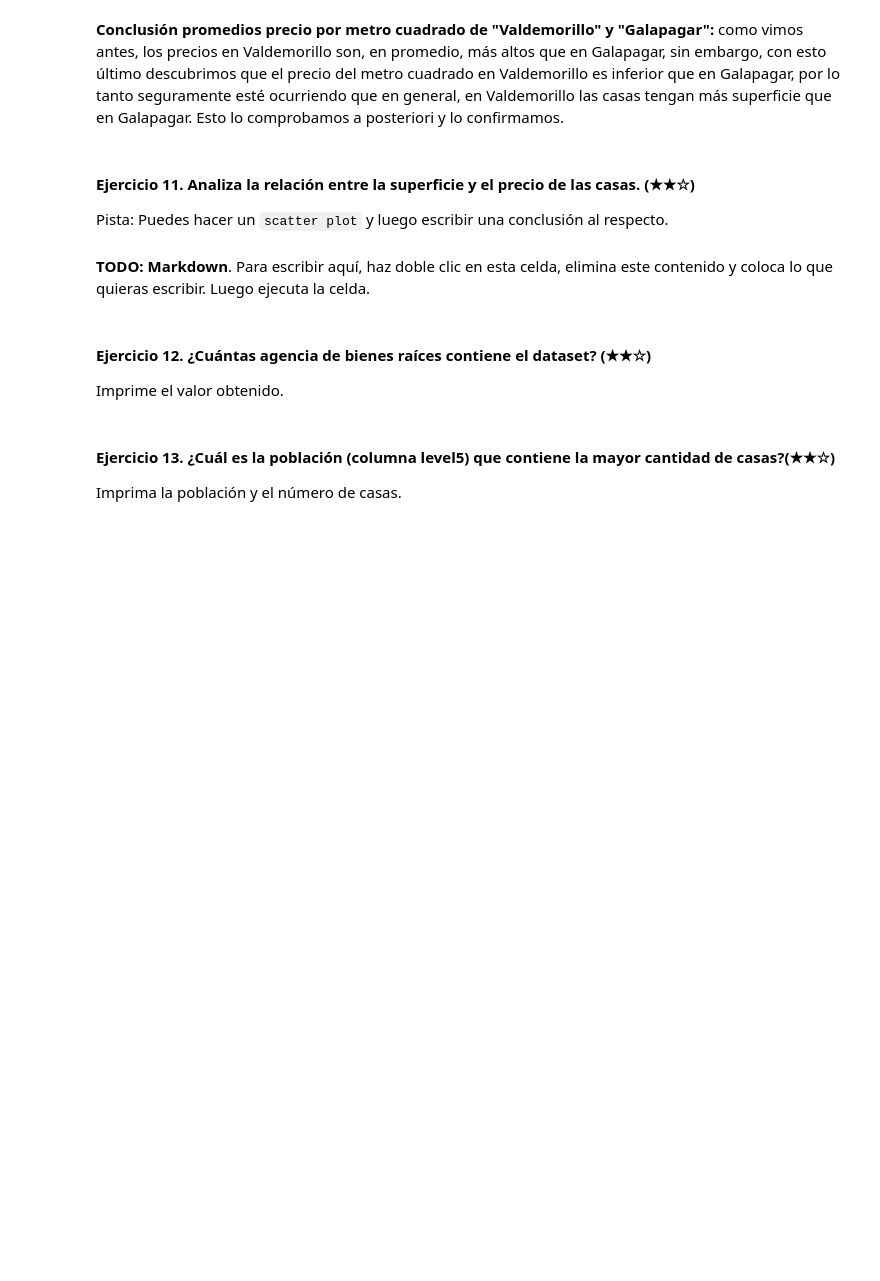
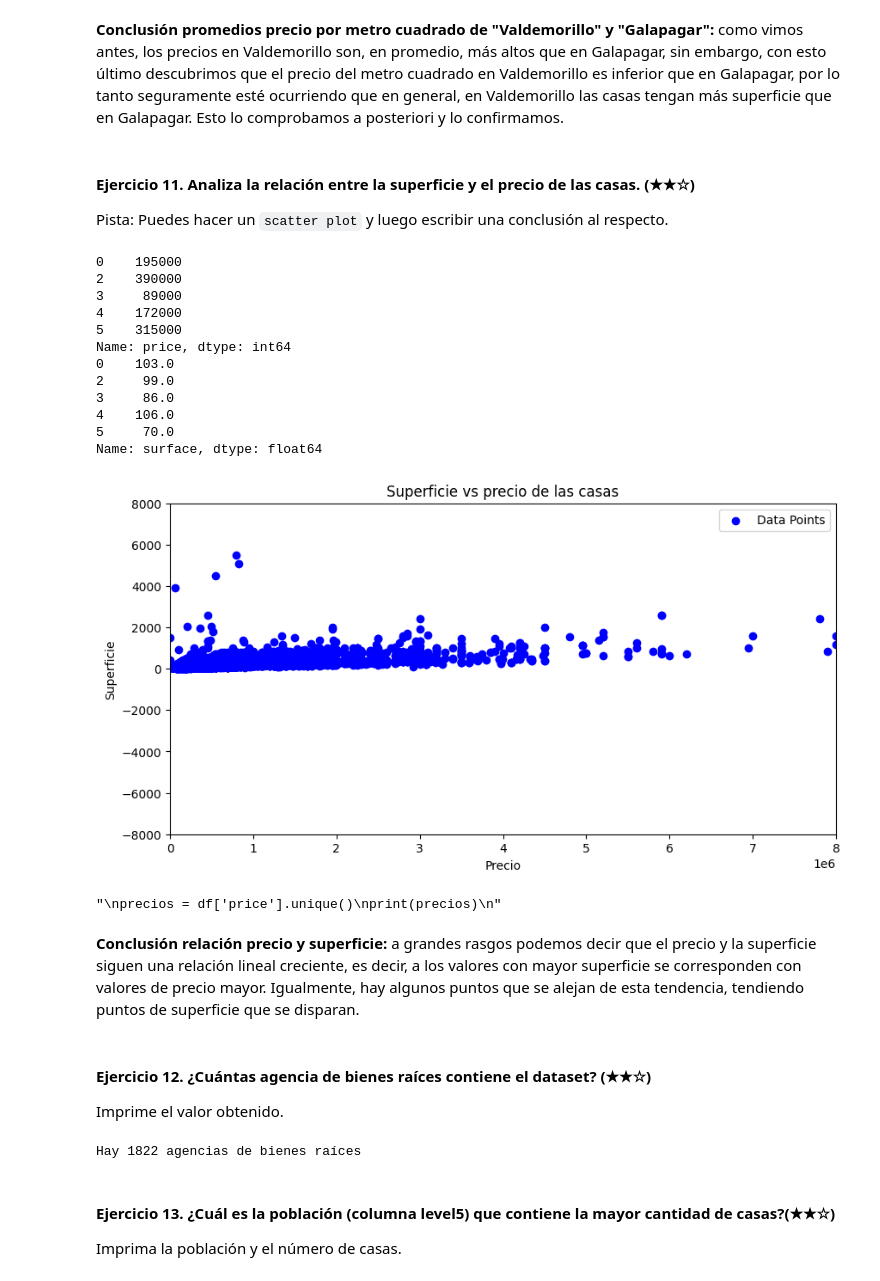
Before and after one commit to 4GeeksAcademy/realestate-datacleanup-exercise, a Jupyter notebook: project.es.ipynb, the cells around one changed output. Saved outputs shown, nothing was run; the diff lists cells and outputs as text; code cells hidden in the pictures; blank space fills up the shorter version.

```diff
--- a/project.es.ipynb
+++ b/project.es.ipynb
@@ -307,15 +274,80 @@ La diferencia es de -288.373819406904 euros
 
 Pista: Puedes hacer un `scatter plot` y luego escribir una conclusión al respecto.
 # %%
-# TODO: Código
+# Convertir la columna 'price' a tipo numérico, forzando errores a NaN
+df['price'] = pd.to_numeric(df['price'], errors='coerce')
+
+# Eliminar filas con valores NaN en 'price' o 'surface'
+df.dropna(subset=['price', 'surface'], inplace=True)
+
+x = df['price']
+y = df['surface']
+
+print(x.head())
+print(y.head())
+plt.figure(figsize = (10, 5))
+
+plt.scatter(x, y, c='blue', label='Data Points', marker= 'o')
+
+plt.xlabel('Precio')
+plt.ylabel('Superficie')
+
+plt.title("Superficie vs precio de las casas")
+plt.legend()
+
+# Ajustar los límites del eje X e Y para hacer zoom
+plt.xlim([0, max(x)])
+plt.ylim([ -8000, 8000])
+
+plt.show()
+
+
+# Comprobación de los precios con un histograma
+"""
+print(x)
+plt.figure(figsize = (10, 5))
+
+plt.hist(x, bins = 30, alpha = 0.7)
+
+plt.title('Histrograma precios')
+plt.xlabel('Precio')
+plt.ylabel('')
+plt.show()
+"""
+
+# Comprobación precios
+"""
+precios = df['price'].unique()
+print(precios)
+"""
+# 1e6 los valores en el eje x están elevados a 6
+# %% [output]
+0    195000
+2    390000
+3     89000
+4    172000
+5    315000
+Name: price, dtype: int64
+0    103.0
+2     99.0
+3     86.0
+4    106.0
+5     70.0
+Name: surface, dtype: float64
+[figure, added]
+"\nprecios = df['price'].unique()\nprint(precios)\n"
 # %% [markdown]
-**TODO: Markdown**. Para escribir aquí, haz doble clic en esta celda, elimina este contenido y coloca lo que quieras escribir. Luego ejecuta la celda.
+**Conclusión relación precio y superficie:** a grandes rasgos podemos decir que el precio y la superficie siguen una relación lineal creciente, es decir, a los valores con mayor superficie se corresponden con valores de precio mayor. Igualmente, hay algunos puntos que se alejan de esta tendencia, tendiendo puntos de superficie que se disparan.
 # %% [markdown]
 #### Ejercicio 12. ¿Cuántas agencia de bienes raíces contiene el dataset? (★★☆)
 
 Imprime el valor obtenido.
 # %%
-# TODO
+agencias = df['realEstate_name'].unique()
+
+print(f"Hay {len(agencias)} agencias de bienes raíces")
+# %% [output]
+Hay 1822 agencias de bienes raíces
 # %% [markdown]
 #### Ejercicio 13. ¿Cuál es la población (columna level5) que contiene la mayor cantidad de casas?(★★☆)
 
```
Also changed, not shown: parts of 21 cells of this notebook, 1 other file.
